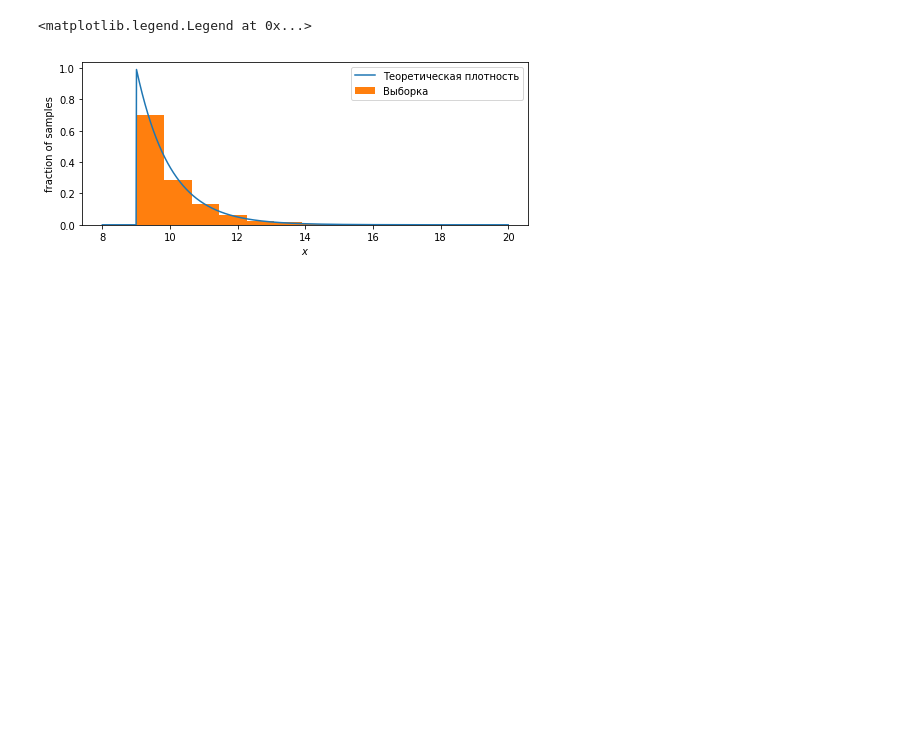
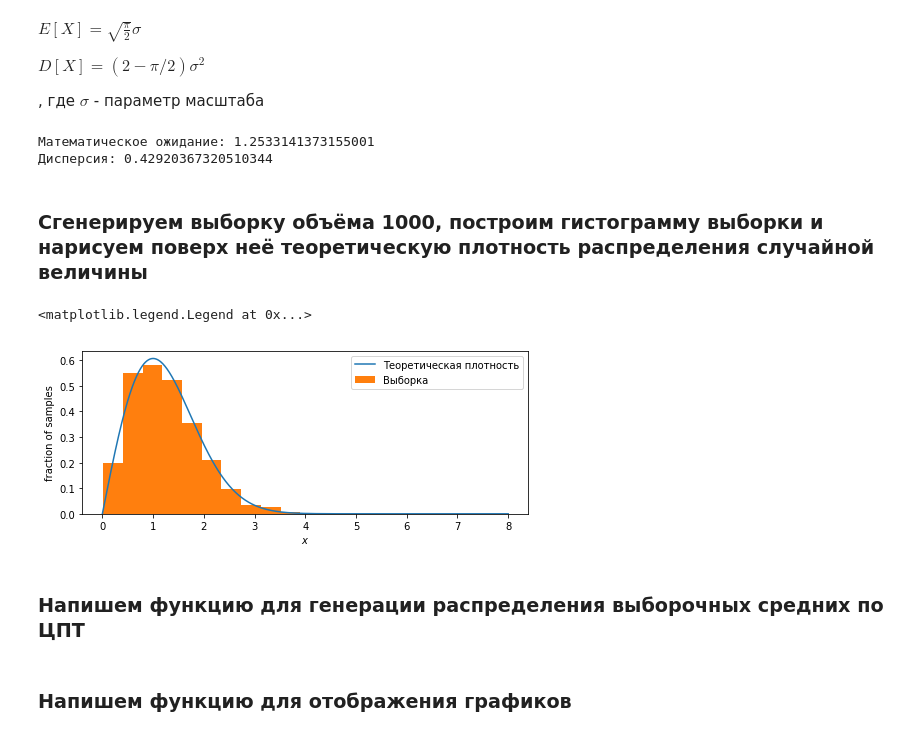
Before and after one commit to Afsent/coursera-ml, a Jupyter notebook: Mathematics and Python for data analysis/Statistics/Central Limit Theorem.ipynb, the cells around one changed output. Cells and saved outputs as stored; diff of their text form; code cells hidden in the pictures; blank space fills up the shorter version.

```diff
--- a/Mathematics and Python for data analysis/Statistics/Central Limit Theorem.ipynb
+++ b/Mathematics and Python for data analysis/Statistics/Central Limit Theorem.ipynb
@@ -11,3 +11,9 @@ https://docs.scipy.org/doc/scipy/reference/generated/scipy.stats.gamma.html
+# %% [markdown]
+$ {E} [X]={\sqrt  {{\frac  {\pi }{2}}}}\sigma $
+
+$ {D} [X]=\left(2-\pi /2\right){{\sigma }^{{2}}}$
+
+, где $\sigma$ - параметр масштаба
 # %%
 import pandas as pd
 import numpy as np
@@ -20,13 +23,29 @@ sample = gamma_rv.rvs(1000, 42)
+# %%
+sigma = 1. # параметр масштаба
+ex = np.sqrt(np.pi/2) * sigma
+dx = (2 - np.pi/2) * sigma ** 2
+print('Математическое ожидание:', ex)
+print('Дисперсия:', dx)
+# %% [output]
+Математическое ожидание: 1.2533141373155001
+Дисперсия: 0.42920367320510344
+# %% [markdown]
+### Сгенерируем выборку объёма 1000, построим гистограмму выборки и нарисуем поверх неё теоретическую плотность распределения случайной величины
 # %%
+r = sts.rayleigh(scale=sigma)
+sample = r.rvs(size=1000)
+
 plt.figure(figsize=(8,3))
-x = np.linspace(8,20,1000)
-pdf = gamma_rv.pdf(x)
+x = np.linspace(0,8,1000)
+pdf = r.pdf(x)
 plt.plot(x, pdf, label='Теоретическая плотность')
 
 plt.hist(sample, density=True, label='Выборка')
 plt.ylabel('fraction of samples')
 plt.xlabel('$x$')
 plt.legend()
 # %% [output]
 <matplotlib.legend.Legend at 0x...>
-[figure, old version]
+[figure, new version]
+# %% [markdown]
+### Напишем функцию для генерации распределения выборочных средних по ЦПТ
@@ -32,0 +61,2 @@ plt.legend()
+# %% [markdown]
+### Напишем функцию для отображения графиков
```
Also changed, not shown: parts of 10 cells of this notebook.
